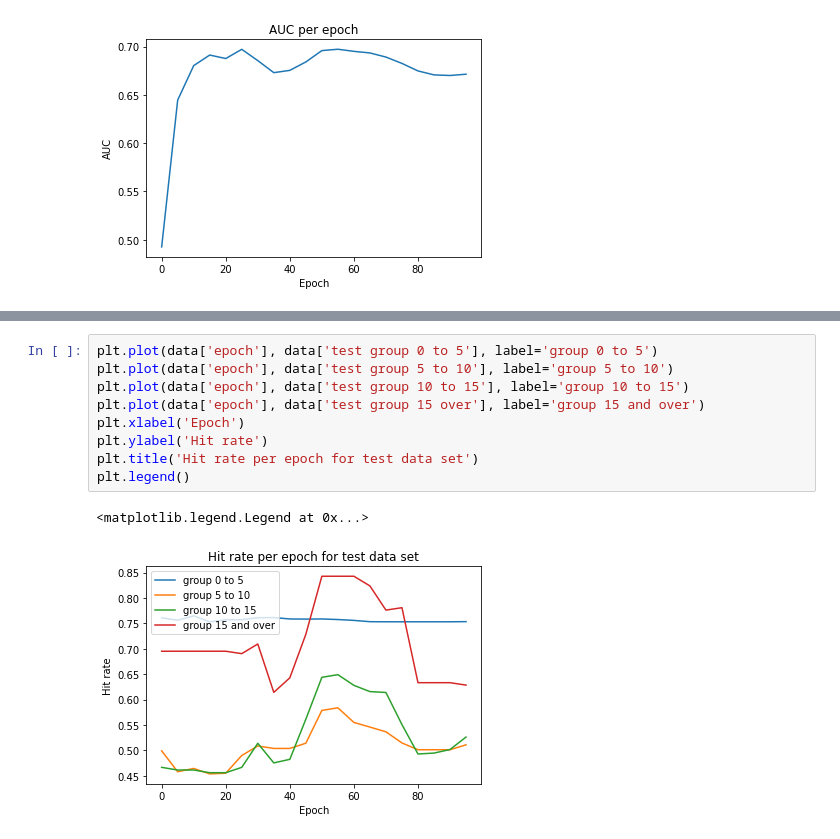
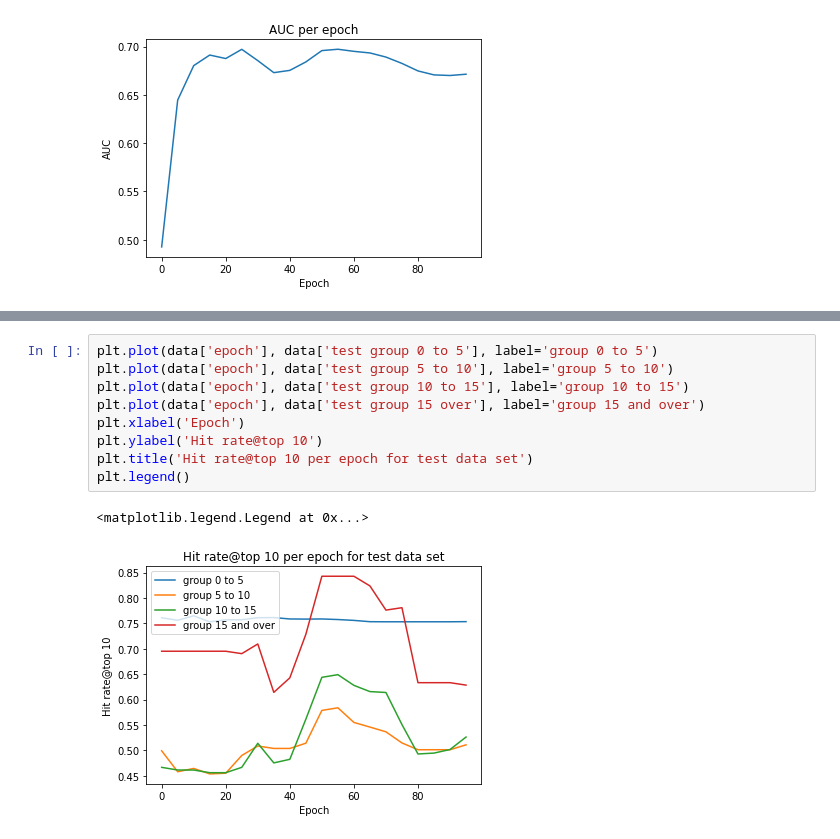
Before and after one commit to qinqin65/GitHub-Repo-RS, a Jupyter notebook: train.ipynb, the cells around one changed output, grey strips where cells are left out. Cells and saved outputs as stored; diff of their text form.

```diff
--- a/train.ipynb
+++ b/train.ipynb
@@ -336,12 +336,12 @@ plt.legend()
 # %%
 plt.plot(data['epoch'], data['test group 0 to 5'], label='group 0 to 5')
 plt.plot(data['epoch'], data['test group 5 to 10'], label='group 5 to 10')
 plt.plot(data['epoch'], data['test group 10 to 15'], label='group 10 to 15')
 plt.plot(data['epoch'], data['test group 15 over'], label='group 15 and over')
 plt.xlabel('Epoch')
-plt.ylabel('Hit rate')
-plt.title('Hit rate per epoch for test data set')
+plt.ylabel('Hit rate@top 10')
+plt.title('Hit rate@top 10 per epoch for test data set')
 plt.legend()
 # %% [output]
 <matplotlib.legend.Legend at 0x...>
-[figure, old version]
+[figure, new version]
```
Also changed, not shown: parts of 2 cells of this notebook.
